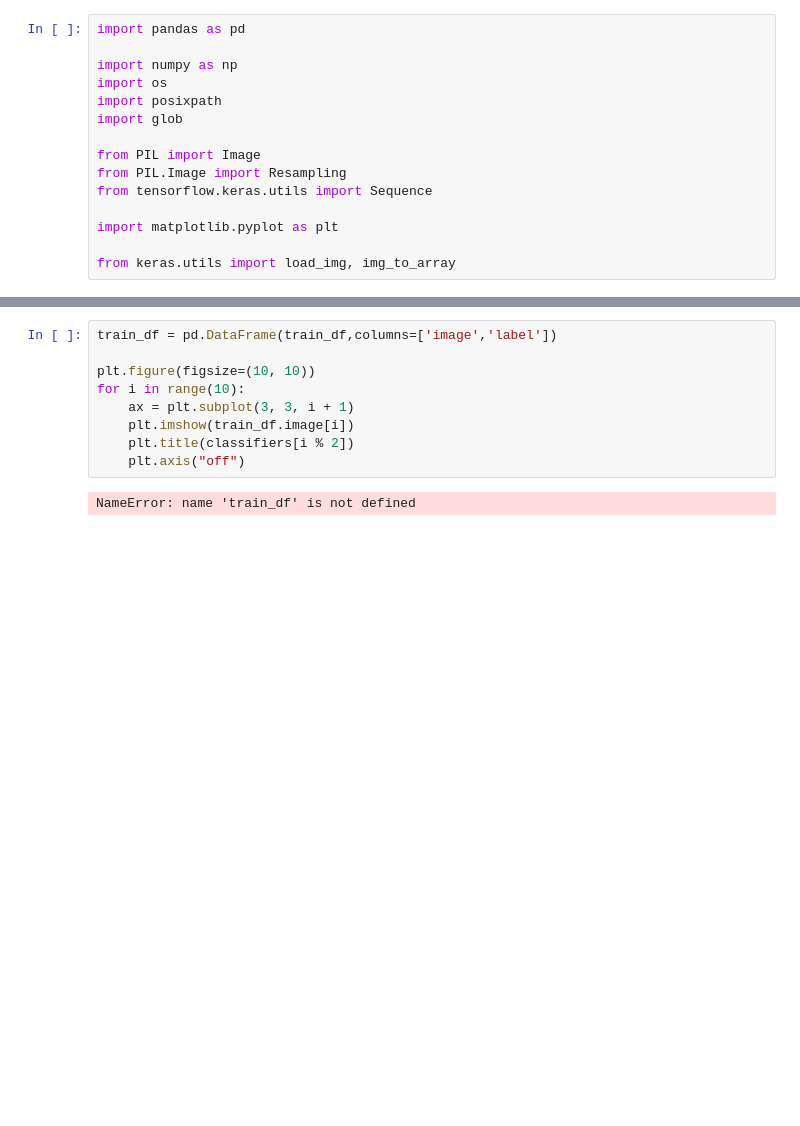
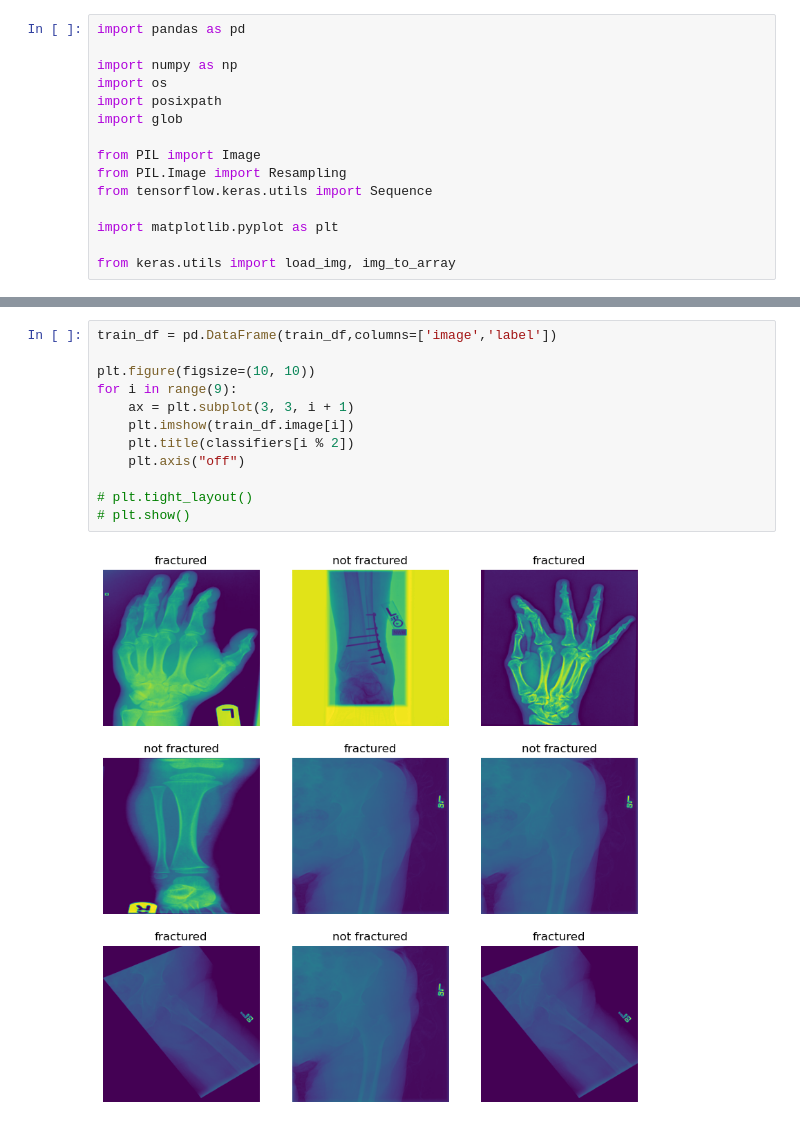
Before and after one commit to mhong124/FractureClassification, a Jupyter notebook: Fracture.ipynb, the cells around one changed output, grey strips where cells are left out. Saved outputs shown, nothing was run; the diff lists cells and outputs as text; blank space fills up the shorter version.

```diff
--- a/Fracture.ipynb
+++ b/Fracture.ipynb
@@ -55,11 +51,14 @@ FileNotFoundError: [WinError 3] The system cannot find the path specified: '/Bon
 # %%
 train_df = pd.DataFrame(train_df,columns=['image','label'])
 
 plt.figure(figsize=(10, 10))
-for i in range(10):
+for i in range(9):
     ax = plt.subplot(3, 3, i + 1)
     plt.imshow(train_df.image[i])
     plt.title(classifiers[i % 2])
     plt.axis("off")
+
+# plt.tight_layout()
+# plt.show()
 # %% [output]
-NameError: name 'train_df' is not defined
+[figure, added]
```
Also changed, not shown: parts of 4 cells of this notebook.
